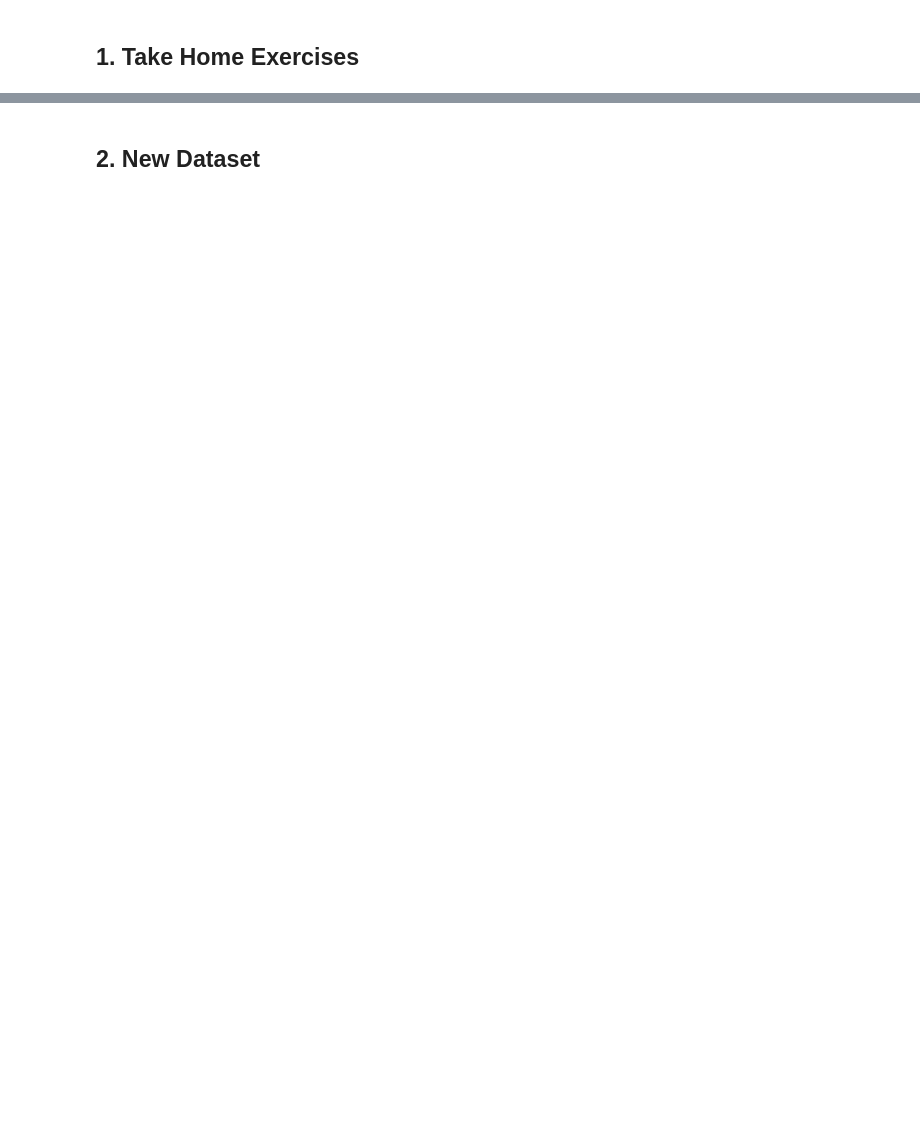
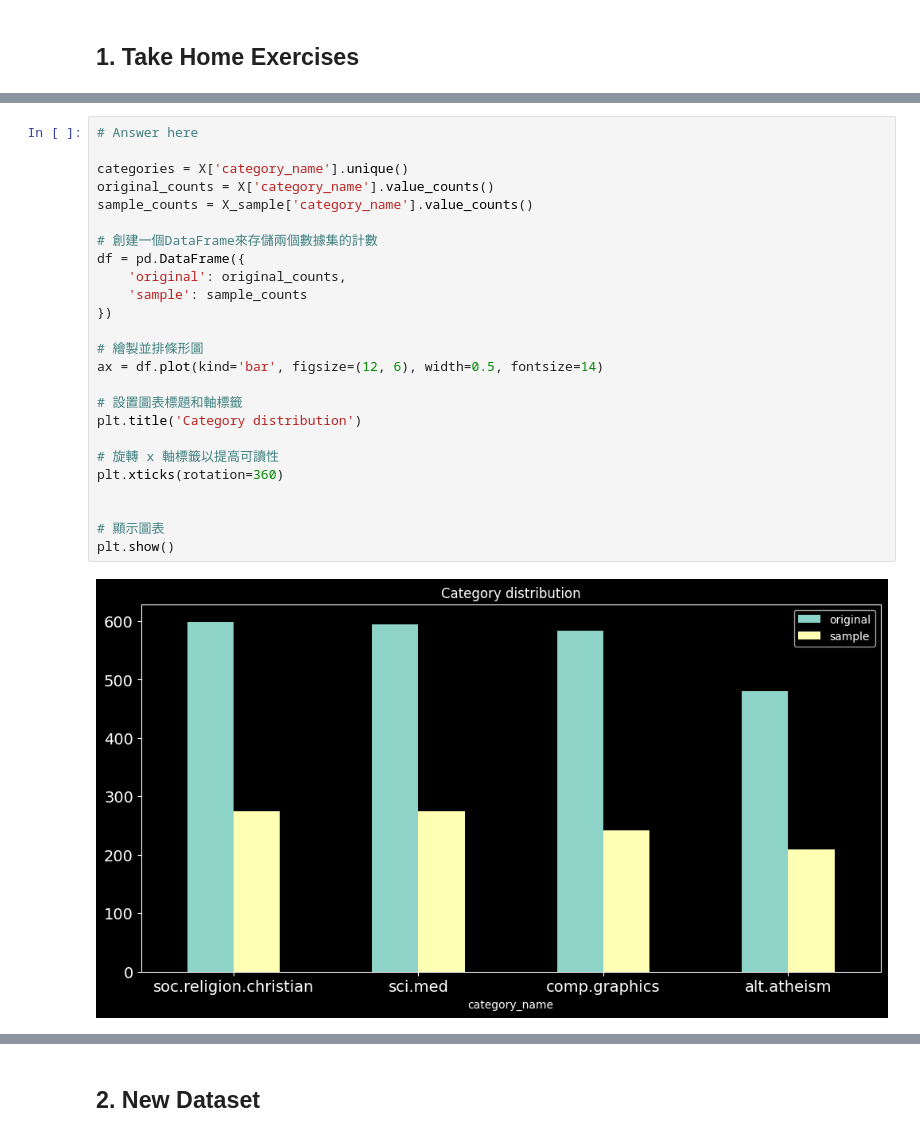
Before and after one commit to pigerface/DM2024-Lab1-Homework, a Jupyter notebook: DM2024-Lab1-Homework.ipynb, the cells around one changed output, grey strips where cells are left out. Drawn from its saved outputs; the diff is of its cells as text; blank space fills up the shorter version.

```diff
--- a/DM2024-Lab1-Homework.ipynb
+++ b/DM2024-Lab1-Homework.ipynb
@@ -37,0 +72,27 @@ You can submit your homework following these guidelines: [Git Intro & How to han
+# %%
+# Answer here
+
+categories = X['category_name'].unique()
+original_counts = X['category_name'].value_counts()
+sample_counts = X_sample['category_name'].value_counts()
+
+# 創建一個DataFrame來存儲兩個數據集的計數
+df = pd.DataFrame({
+    'original': original_counts,
+    'sample': sample_counts
+})
+
+# 繪製並排條形圖
+ax = df.plot(kind='bar', figsize=(12, 6), width=0.5, fontsize=14)
+
+# 設置圖表標題和軸標籤
+plt.title('Category distribution')
+
+# 旋轉 x 軸標籤以提高可讀性
+plt.xticks(rotation=360)
+
+
+# 顯示圖表
+plt.show()
+# %% [output]
+[figure, added]
```
Also changed, not shown: parts of 69 cells of this notebook, 7 other files.
